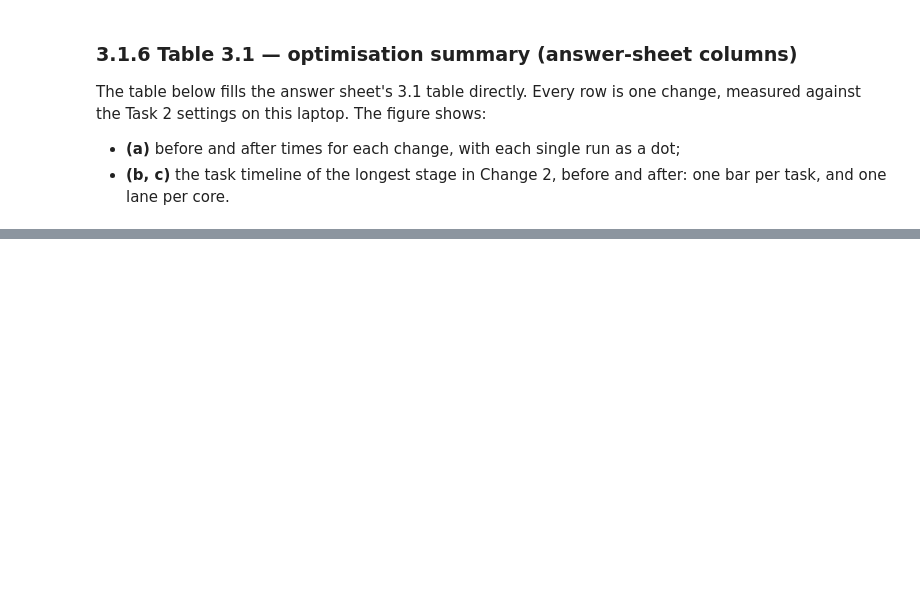
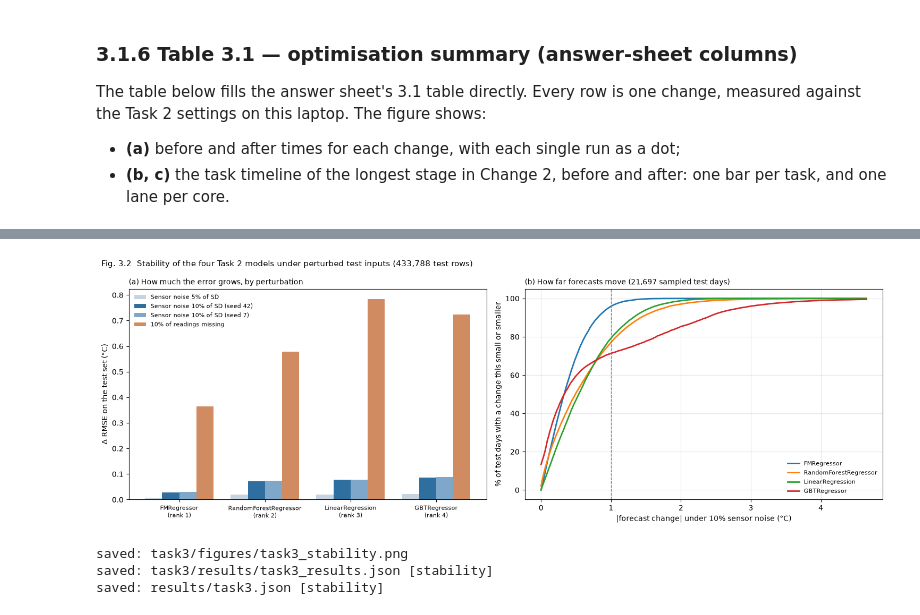
Before and after one commit to manish12s1/Big_ML_data_OF_CLIMATE, a Jupyter notebook: notebooks/task3.ipynb, the cells around one changed output, grey strips where cells are left out. Cells and saved outputs as stored; diff of their text form; code cells hidden in the pictures; blank space fills up the shorter version.

Commit message:
[Task3] add stability table - 10% sensor-noise perturbation on 4 models: delta RMSE +0.029 (FM, most stable) to +0.086 degC (GBT, least stable)

```diff
--- a/notebooks/task3.ipynb
+++ b/notebooks/task3.ipynb
@@ -927,0 +1219,68 @@ saved: results/task3.json [optimisation]
+# %%
+# ==============================================================================
+# 3.2.4  Fig. 3.2 and results/task3.json (stability section)
+## AI: figure layout and JSON block written with AI assistance
+# ==============================================================================
+if "save_task3" not in globals():                      # section 3.1 was not run in this session
+    def save_task3(section, payload):
+        header = {"task": 3, "notebook": NOTEBOOK, "quick_test": QUICK_TEST, "student": task1.get("student"),
+                  "pool_reference": task1.get("pool_reference"), "problem_type": "regression", "target_col": TARGET,
+                  "input_contract": ["results/task1.json#handoff", "results/task2.json#models"],
+                  "executor_config": EXECUTOR_CONFIG}
+        targets = [RES_DIR / "task3_results.json"] + ([] if QUICK_TEST else [ROOT / "results" / "task3.json"])
+        for path in targets:
+            data = json.loads(path.read_text()) if path.exists() else {}
+            if data and data.get("notebook") != NOTEBOOK:
+                print(f"NOT overwritten: {rel(path)} was written by another notebook"); continue
+            data.update(header); data[section] = payload
+            path.write_text(json.dumps(data, indent=2, default=str))
+            print("saved:", rel(path), f"[{section}]")
+
+order = list(main["Model"])                                            # most -> least stable
+labels = [PERTURBATIONS[k][0] for k in ("noise5", "noise10_s42", "noise10_s7", "missing10")]
+colours = ["#c6d4e1", "#2f6f9f", "#7fa7c9", "#d08c60"]
+fig, (ax1, ax2) = plt.subplots(1, 2, figsize=(15, 5.2))
+w = 0.2
+for j, (lab, col) in enumerate(zip(labels, colours)):
+    vals = [STAB[(STAB["Model"] == m) & (STAB["Perturbation"] == lab)]["Delta RMSE"].iloc[0] for m in order]
+    ax1.bar(np.arange(len(order)) + (j - 1.5) * w, vals, w, label=lab, color=col)
+ax1.set_xticks(range(len(order)), [f"{m}\n(rank {int(r)})" for m, r in zip(order, main["Rank"])], fontsize=8)
+ax1.axhline(0, color="black", lw=0.8)
+ax1.set_ylabel("Δ RMSE on the test set (°C)"); ax1.legend(fontsize=8, frameon=False)
+ax1.set_title("(a) How much the error grows, by perturbation", loc="left", fontsize=10)
+
+samp = (SCORED["clean"].join(SCORED[MAIN].select(*KEY, *[F.col(f"p_{n}").alias(f"q_{n}") for n in MODELS3]), KEY)
+        .filter(F.abs(F.xxhash64(*[F.col(k) for k in KEY])) % 100 < 5)
+        .select(*[F.abs(F.col(f"q_{n}") - F.col(f"p_{n}")).alias(n) for n in MODELS3]).toPandas())
+xs = np.linspace(0, max(3.0, float(samp.quantile(0.995).max())), 300)
+for n in order:
+    ax2.plot(xs, [(samp[n] <= x).mean() * 100 for x in xs], lw=2, label=n)
+ax2.axvline(1.0, color="grey", ls="--", lw=1)
+ax2.set_xlabel("|forecast change| under 10% sensor noise (°C)"); ax2.set_ylabel("% of test days with a change this small or smaller")
+ax2.set_title(f"(b) How far forecasts move ({len(samp):,} sampled test days)", loc="left", fontsize=10)
+ax2.legend(fontsize=8, frameon=False); ax2.grid(alpha=0.3)
+fig.suptitle("Fig. 3.2  Stability of the four Task 2 models under perturbed test inputs (433,788 test rows)",
+             x=0.01, ha="left", fontsize=11)
+fig.tight_layout()
+fig.savefig(FIG_DIR / "task3_stability.png", dpi=150, bbox_inches="tight")
+plt.show()
+print("saved:", rel(FIG_DIR / "task3_stability.png"))
+
+save_task3("stability", {
+    "method": "test inputs perturbed (hash-based noise, identical rows for every model); models not retrained; "
+              "delta = perturbed - clean on all test rows; rank 1 = smallest delta RMSE",
+    "main_perturbation": PERTURBATIONS[MAIN][0], "measured_features": MEASURED,
+    "noise_sd_per_feature_deg_c_at_10pct": {c: round(0.10 * TRAIN_SD[c], 3) for c in MEASURED if c not in AMOUNTS},
+    "table_3_2": TABLE_32.to_dict("records"), "detail": main.to_dict("records"), "all": STAB.to_dict("records"),
+    "most_stable": most["Model"], "least_stable": least["Model"],
+    "recommended_model": RECOMMENDED, "recommended_rank": int(rec["Rank"]),
+    "seed_check": {"max_abs_delta_rmse_difference": round(SEED_SPREAD, 4), "ranking_unchanged": same_order},
+    "linear_regression_check": LR_CHECK, "scoring_time_s": T32,
+})
+for df_ in SCORED.values():
+    df_.unpersist()
+# %% [output]
+[figure, added]
+saved: task3/figures/task3_stability.png
+saved: task3/results/task3_results.json [stability]
+saved: results/task3.json [stability]
```
Also changed, not shown: parts of 15 cells of this notebook, 3 other files.
